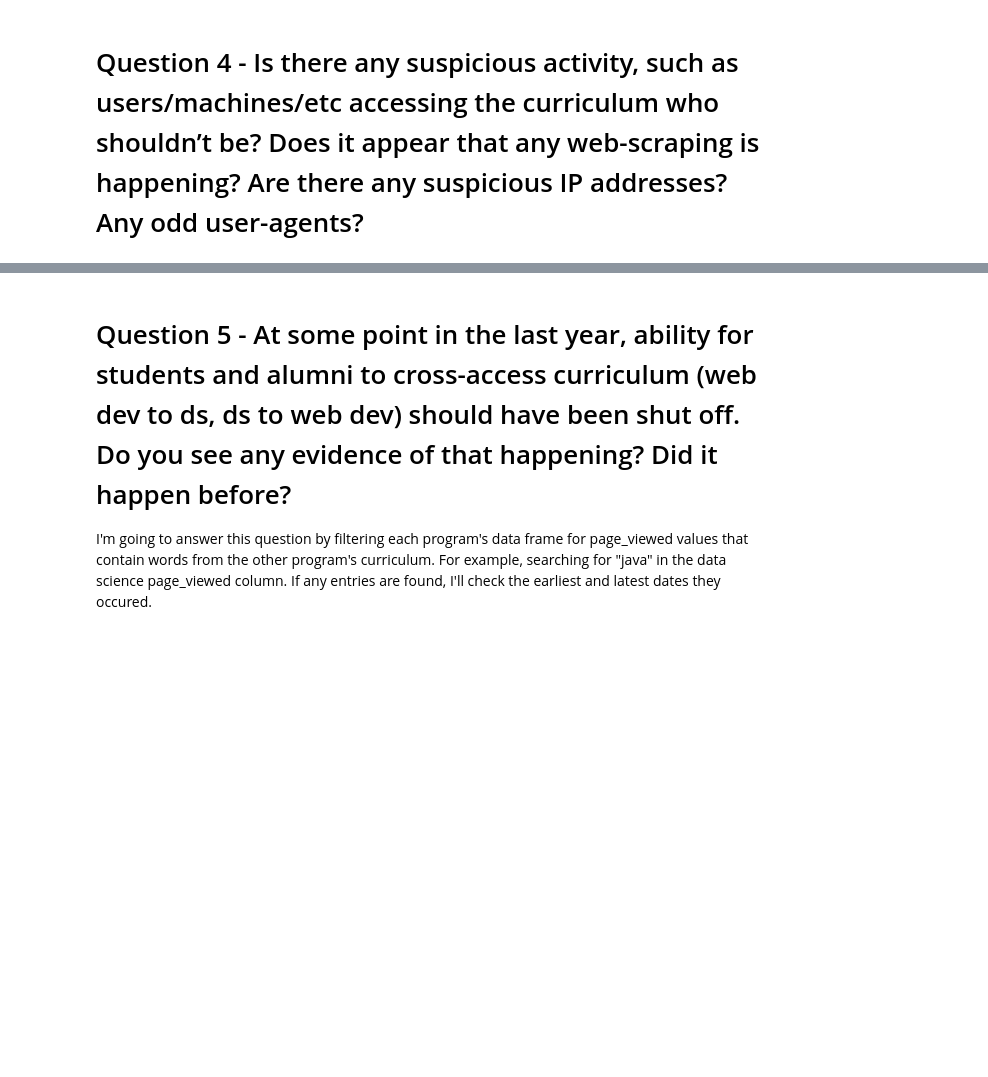
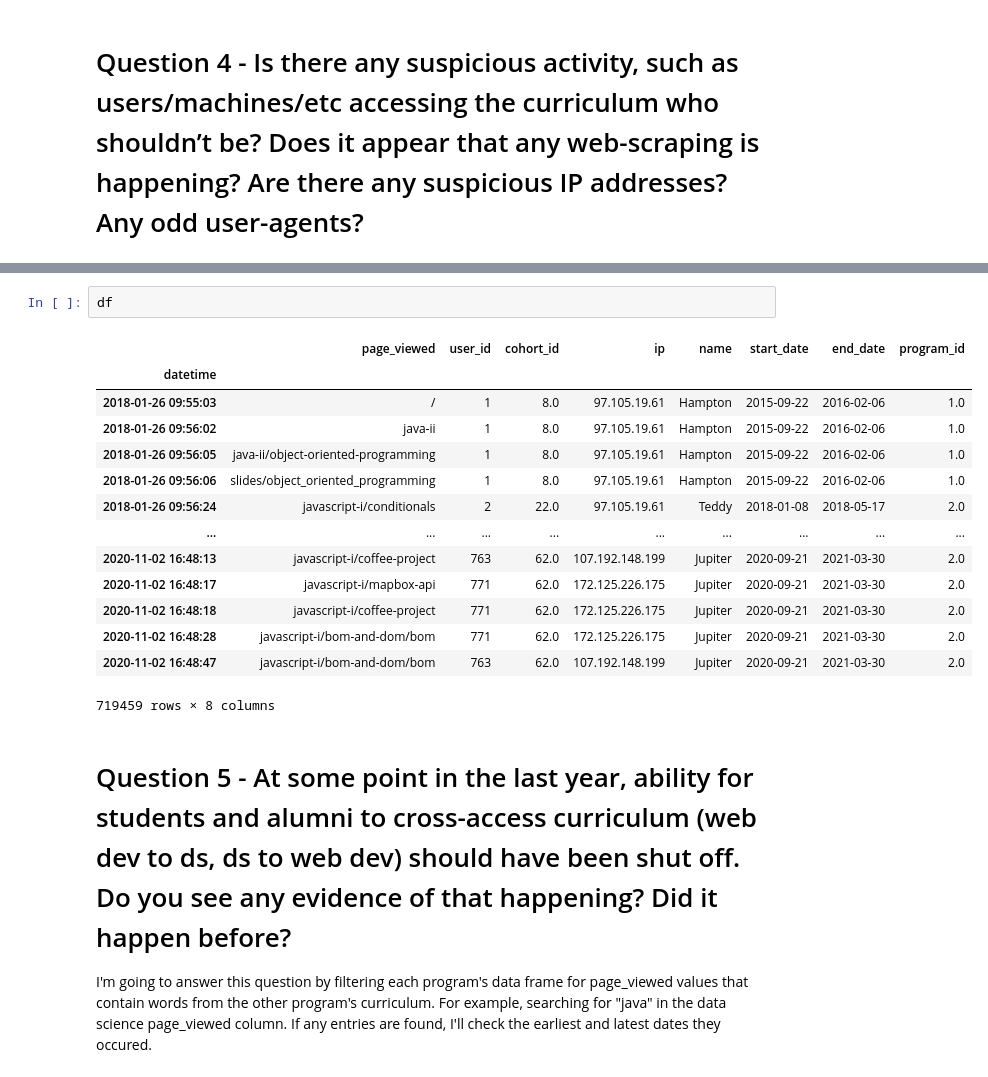
Before and after one commit to SamuelD-Data/anomaly-detection-project, a Jupyter notebook: anomaly_detection_project_notebook.ipynb, the cells around one changed output, grey strips where cells are left out. Saved outputs shown, nothing was run; the diff lists cells and outputs as text; blank space fills up the shorter version.

```diff
--- a/anomaly_detection_project_notebook.ipynb
+++ b/anomaly_detection_project_notebook.ipynb
@@ -1035,3 +1100,20 @@ User 487 may be an one-time alternate user profile for a Bayes student since the
+# %%
+df
+# %% [output]
+|  | page_viewed | user_id | cohort_id | ip | name | start_date | end_date | program_id |
+| datetime |  |  |  |  |  |  |  |  |
+| 2018-01-26 09:55:03 | / | 1 | 8.0 | 97.105.19.61 | Hampton | 2015-09-22 | 2016-02-06 | 1.0 |
+| 2018-01-26 09:56:02 | java-ii | 1 | 8.0 | 97.105.19.61 | Hampton | 2015-09-22 | 2016-02-06 | 1.0 |
+| 2018-01-26 09:56:05 | java-ii/object-oriented-programming | 1 | 8.0 | 97.105.19.61 | Hampton | 2015-09-22 | 2016-02-06 | 1.0 |
+| 2018-01-26 09:56:06 | slides/object_oriented_programming | 1 | 8.0 | 97.105.19.61 | Hampton | 2015-09-22 | 2016-02-06 | 1.0 |
+| 2018-01-26 09:56:24 | javascript-i/conditionals | 2 | 22.0 | 97.105.19.61 | Teddy | 2018-01-08 | 2018-05-17 | 2.0 |
+| ... | ... | ... | ... | ... | ... | ... | ... | ... |
+| 2020-11-02 16:48:13 | javascript-i/coffee-project | 763 | 62.0 | 107.192.148.199 | Jupiter | 2020-09-21 | 2021-03-30 | 2.0 |
+| 2020-11-02 16:48:17 | javascript-i/mapbox-api | 771 | 62.0 | 172.125.226.175 | Jupiter | 2020-09-21 | 2021-03-30 | 2.0 |
+| 2020-11-02 16:48:18 | javascript-i/coffee-project | 771 | 62.0 | 172.125.226.175 | Jupiter | 2020-09-21 | 2021-03-30 | 2.0 |
+| 2020-11-02 16:48:28 | javascript-i/bom-and-dom/bom | 771 | 62.0 | 172.125.226.175 | Jupiter | 2020-09-21 | 2021-03-30 | 2.0 |
+| 2020-11-02 16:48:47 | javascript-i/bom-and-dom/bom | 763 | 62.0 | 107.192.148.199 | Jupiter | 2020-09-21 | 2021-03-30 | 2.0 |
+719459 rows × 8 columns
 # %% [markdown]
 # Question 5 - At some point in the last year, ability for students and alumni to cross-access curriculum (web dev to ds, ds to web dev) should have been shut off. Do you see any evidence of that happening? Did it happen before?
 I'm going to answer this question by filtering each program's data frame for page_viewed values that contain words from the other program's curriculum. For example, searching for "java" in the data science page_viewed column. If any entries are found, I'll check the earliest and latest dates they occured.
```
Also changed, not shown: parts of 11 cells of this notebook.
